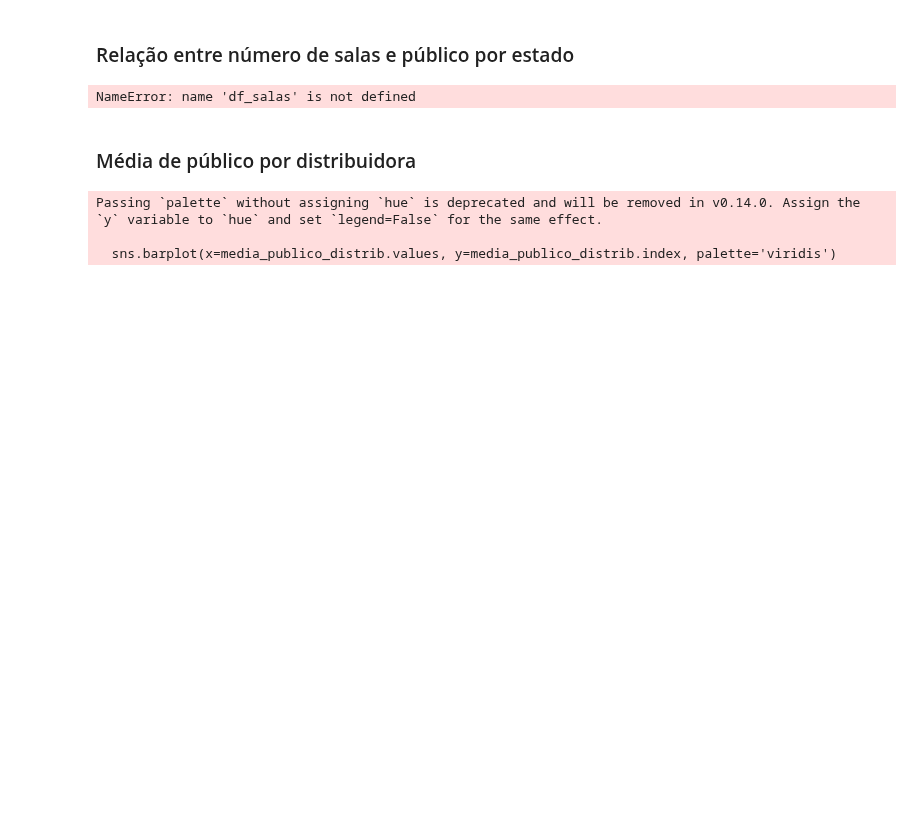
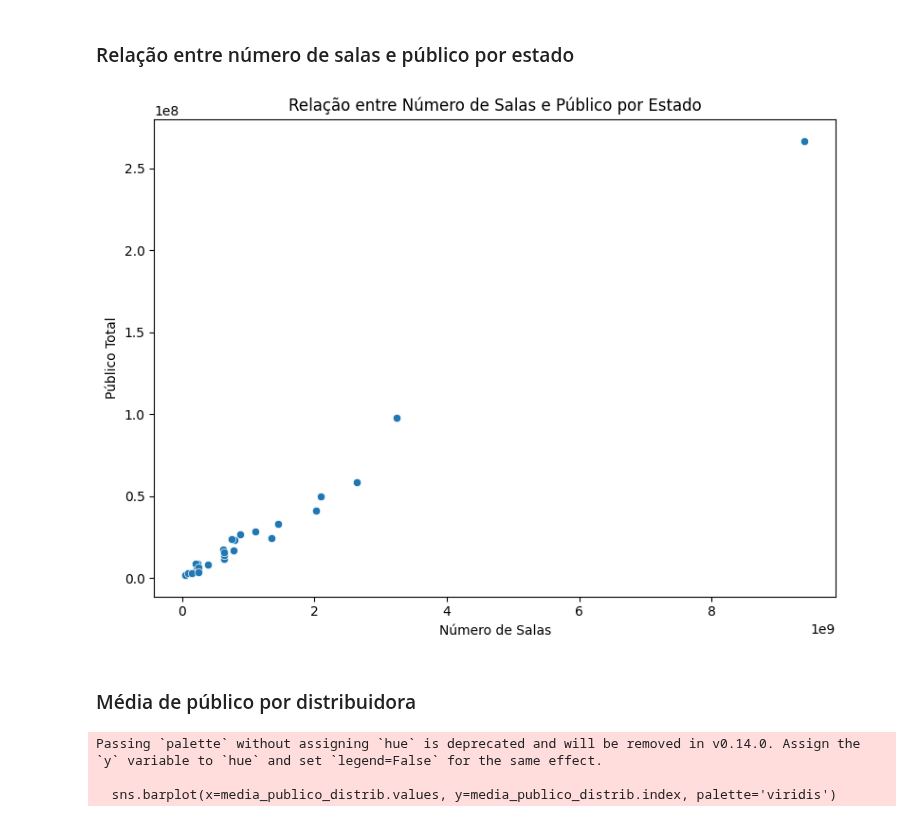
Before and after one commit to JamesIslan/analise-dados-ancine, a Jupyter notebook: src/analise/analise-distribuidoras.ipynb, the cells around one changed output. Drawn from its saved outputs; the diff is of its cells as text; code cells hidden in the pictures; blank space fills up the shorter version.

Commit message:
fix: ajustando salas de exibicao +

```diff
--- a/src/analise/analise-distribuidoras.ipynb
+++ b/src/analise/analise-distribuidoras.ipynb
@@ -8,7 +8,7 @@ import textwrap
 
 df = pd.read_csv('../../db/clean/bilheteria-distribuidoras.csv')
 df_list = pd.read_csv('../../db/clean/listagem-distribuidoras.csv')
-df_salas = pd.read_csv('../../db/salas-de-exibicao.csv')
+df_salas = pd.read_csv('../../db/clean/salas-de-exibicao.csv')
 df_censo = pd.read_csv('../../db/censo_2022_populacao.csv')
 df.head()
 # %% [output]
@@ -446,20 +483,20 @@ plt.show()
 # %% [markdown]
 ### Relação entre número de salas e público por estado
 # %%
-salas_estado = df_salas.groupby('UF')['QT_SALAS'].sum()
+salas_estado = df_salas.groupby('uf_complexo')['registro_sala'].sum()
 publico_estado = df.groupby('uf_sala_complexo')['publico'].sum()
 comparativo = pd.concat([salas_estado, publico_estado], axis=1).dropna()
 comparativo.columns = ['Salas', 'Público']
 
 plt.figure(figsize=(8,6))
 sns.scatterplot(x='Salas', y='Público', data=comparativo)
 plt.title('Relação entre Número de Salas e Público por Estado')
 plt.xlabel('Número de Salas')
 plt.ylabel('Público Total')
 plt.tight_layout()
 plt.show()
 # %% [output]
-NameError: name 'df_salas' is not defined
+[figure, added]
 # %% [markdown]
 ### Média de público por distribuidora
 # %%
```
Also changed, not shown: parts of 17 cells of this notebook, 6 other files.
